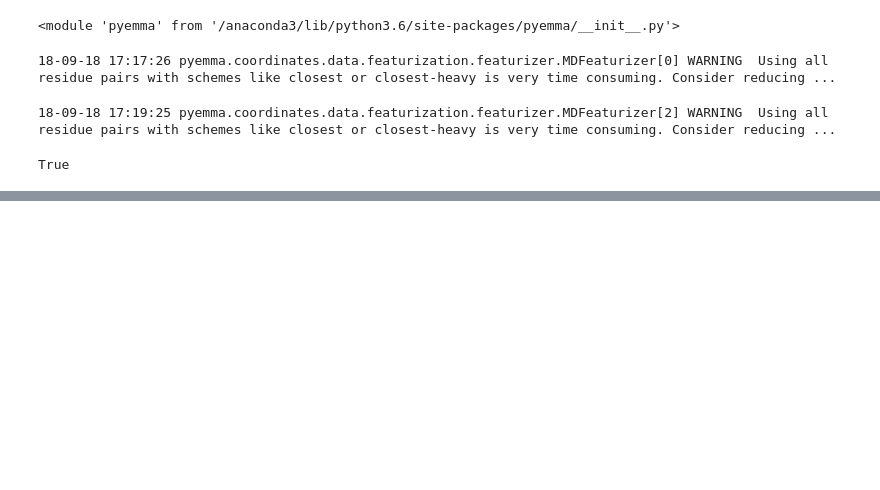
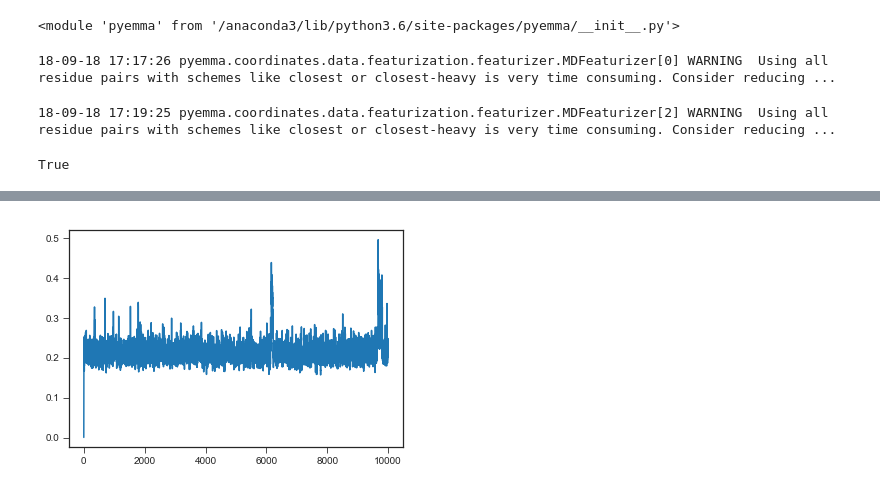
Before and after one commit to choderalab/msm-mfpt, a Jupyter notebook: vamp_scoring/automatic_eigenvalue/ntl9/ntl9_top_model.ipynb, the cells around one changed output, grey strips where cells are left out. Drawn from its saved outputs; the diff is of its cells as text; code cells hidden in the pictures; blank space fills up the shorter version.

```diff
--- a/vamp_scoring/automatic_eigenvalue/ntl9/ntl9_top_model.ipynb
+++ b/vamp_scoring/automatic_eigenvalue/ntl9/ntl9_top_model.ipynb
@@ -906,0 +911,10 @@ True
+# %%
+traj3 = md.load('NTL9-3-protein-025.dcd', top='NTL9.pdb')
+# %%
+rmsd = md.rmsd(traj3, folded)
+
+plt.figure()
+plt.plot(rmsd)
+plt.show()
+# %% [output]
+[figure, added]
```
Also changed, not shown: parts of 45 cells of this notebook, 7 other files.
